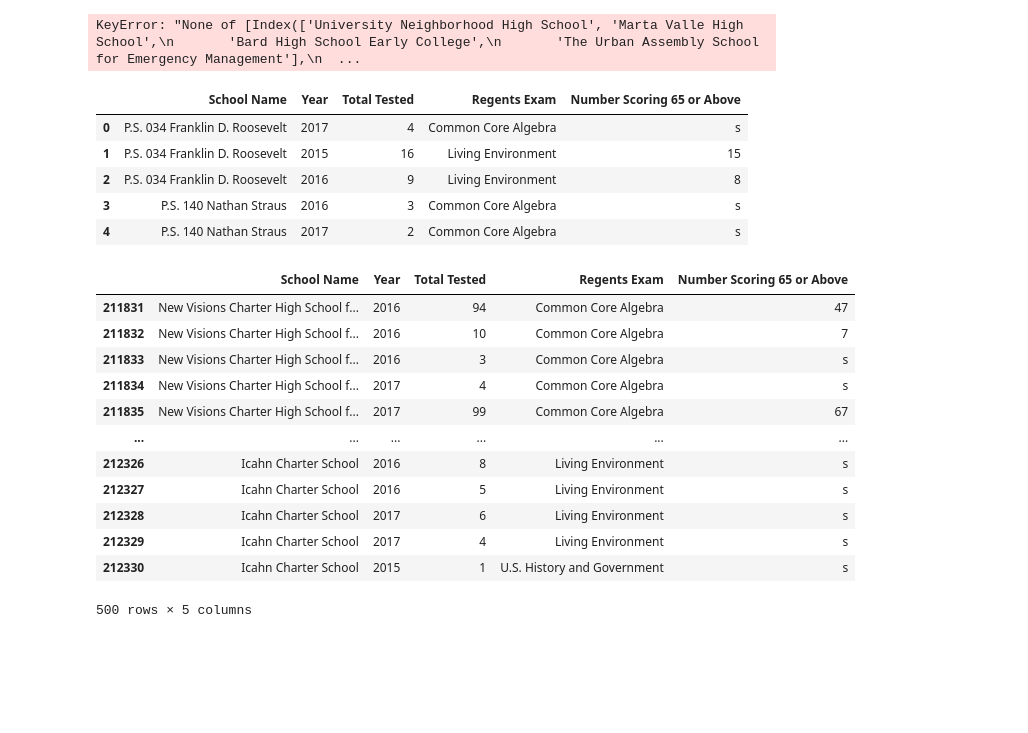
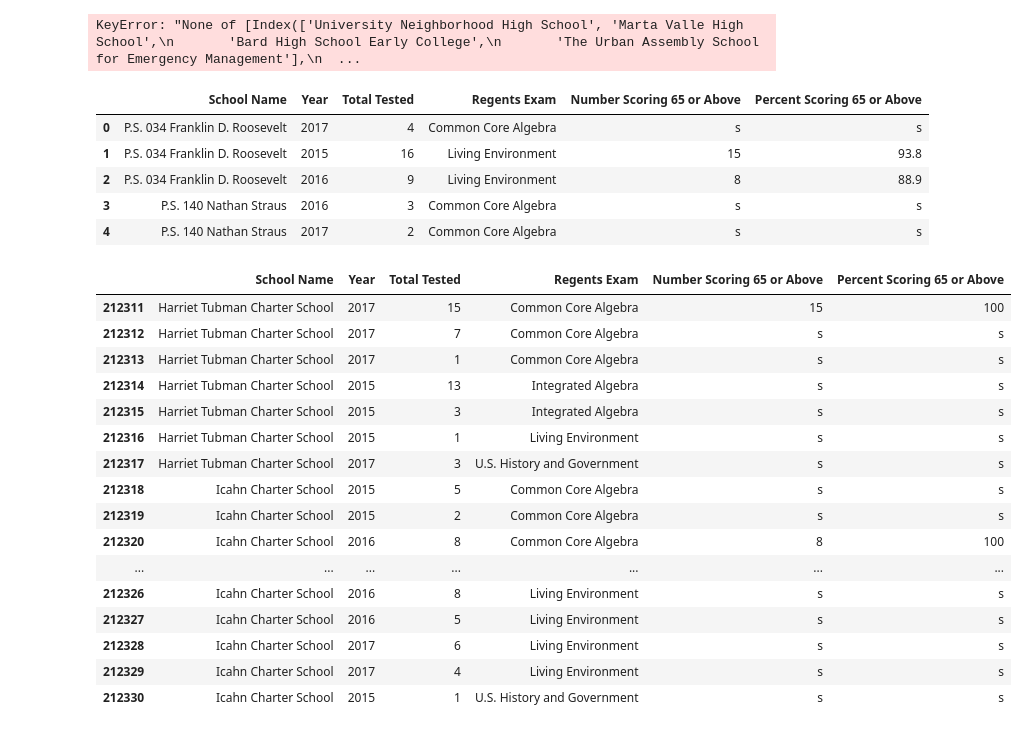
Before and after one commit to bviri/lgcc-continuing-ed-python-class, a Jupyter notebook: python_project_1.ipynb, the cells around one changed output. Saved outputs shown, nothing was run; the diff lists cells and outputs as text; code cells hidden in the pictures; blank space fills up the shorter version.

```diff
--- a/python_project_1.ipynb
+++ b/python_project_1.ipynb
@@ -134,31 +123,35 @@ schooldata.loc[['University Neighborhood High School','Marta Valle High School',
 KeyError: "None of [Index(['University Neighborhood High School', 'Marta Valle High School',\n       'Bard High School Early College',\n       'The Urban Assembly School for Emergency Management'],\n  ...
 # %%
 # forgot to clean with only the data i wanted to use. one sec!
-passedregents = schooldata[['School Name','Year','Total Tested','Regents Exam','Number Scoring 65 or Above']]
+passedregents = schooldata[['School Name','Year','Total Tested','Regents Exam','Number Scoring 65 or Above', 'Percent Scoring 65 or Above']]
 passedregents.head()
 # %% [output]
-|  | School Name | Year | Total Tested | Regents Exam | Number Scoring 65 or Above |
-| 0 | P.S. 034 Franklin D. Roosevelt | 2017 | 4 | Common Core Algebra | s |
-| 1 | P.S. 034 Franklin D. Roosevelt | 2015 | 16 | Living Environment | 15 |
-| 2 | P.S. 034 Franklin D. Roosevelt | 2016 | 9 | Living Environment | 8 |
-| 3 | P.S. 140 Nathan Straus | 2016 | 3 | Common Core Algebra | s |
-| 4 | P.S. 140 Nathan Straus | 2017 | 2 | Common Core Algebra | s |
+|  | School Name | Year | Total Tested | Regents Exam | Number Scoring 65 or Above | Percent Scoring 65 or Above |
+| 0 | P.S. 034 Franklin D. Roosevelt | 2017 | 4 | Common Core Algebra | s | s |
+| 1 | P.S. 034 Franklin D. Roosevelt | 2015 | 16 | Living Environment | 15 | 93.8 |
+| 2 | P.S. 034 Franklin D. Roosevelt | 2016 | 9 | Living Environment | 8 | 88.9 |
+| 3 | P.S. 140 Nathan Straus | 2016 | 3 | Common Core Algebra | s | s |
+| 4 | P.S. 140 Nathan Straus | 2017 | 2 | Common Core Algebra | s | s |
 # %%
 passedregents.groupby(['School Name'])['Number Scoring 65 or Above'].count()
 # initial groupby to filter number of testees that scored above 65
-passedregents.tail(500)
+passedregents.tail(20)
 # %% [output]
-|  | School Name | Year | Total Tested | Regents Exam | Number Scoring 65 or Above |
-| 211831 | New Visions Charter High School f... | 2016 | 94 | Common Core Algebra | 47 |
-| 211832 | New Visions Charter High School f... | 2016 | 10 | Common Core Algebra | 7 |
-| 211833 | New Visions Charter High School f... | 2016 | 3 | Common Core Algebra | s |
-| 211834 | New Visions Charter High School f... | 2017 | 4 | Common Core Algebra | s |
-| 211835 | New Visions Charter High School f... | 2017 | 99 | Common Core Algebra | 67 |
-| ... | ... | ... | ... | ... | ... |
-| 212326 | Icahn Charter School | 2016 | 8 | Living Environment | s |
-| 212327 | Icahn Charter School | 2016 | 5 | Living Environment | s |
-| 212328 | Icahn Charter School | 2017 | 6 | Living Environment | s |
-| 212329 | Icahn Charter School | 2017 | 4 | Living Environment | s |
-| 212330 | Icahn Charter School | 2015 | 1 | U.S. History and Government | s |
+|  | School Name | Year | Total Tested | Regents Exam | Number Scoring 65 or Above | Percent Scoring 65 or Above |
+| 212311 | Harriet Tubman Charter School | 2017 | 15 | Common Core Algebra | 15 | 100 |
+| 212312 | Harriet Tubman Charter School | 2017 | 7 | Common Core Algebra | s | s |
+| 212313 | Harriet Tubman Charter School | 2017 | 1 | Common Core Algebra | s | s |
+| 212314 | Harriet Tubman Charter School | 2015 | 13 | Integrated Algebra | s | s |
+| 212315 | Harriet Tubman Charter School | 2015 | 3 | Integrated Algebra | s | s |
+| 212316 | Harriet Tubman Charter School | 2015 | 1 | Living Environment | s | s |
+| 212317 | Harriet Tubman Charter School | 2017 | 3 | U.S. History and Government | s | s |
+| 212318 | Icahn Charter School | 2015 | 5 | Common Core Algebra | s | s |
+| 212319 | Icahn Charter School | 2015 | 2 | Common Core Algebra | s | s |
+| 212320 | Icahn Charter School | 2016 | 8 | Common Core Algebra | 8 | 100 |
+| ... | ... | ... | ... | ... | ... | ... |
+| 212326 | Icahn Charter School | 2016 | 8 | Living Environment | s | s |
+| 212327 | Icahn Charter School | 2016 | 5 | Living Environment | s | s |
+| 212328 | Icahn Charter School | 2017 | 6 | Living Environment | s | s |
+| 212329 | Icahn Charter School | 2017 | 4 | Living Environment | s | s |
+| 212330 | Icahn Charter School | 2015 | 1 | U.S. History and Government | s | s |
-500 rows × 5 columns
 # %%
```
Also changed, not shown: parts of 4 cells of this notebook.
